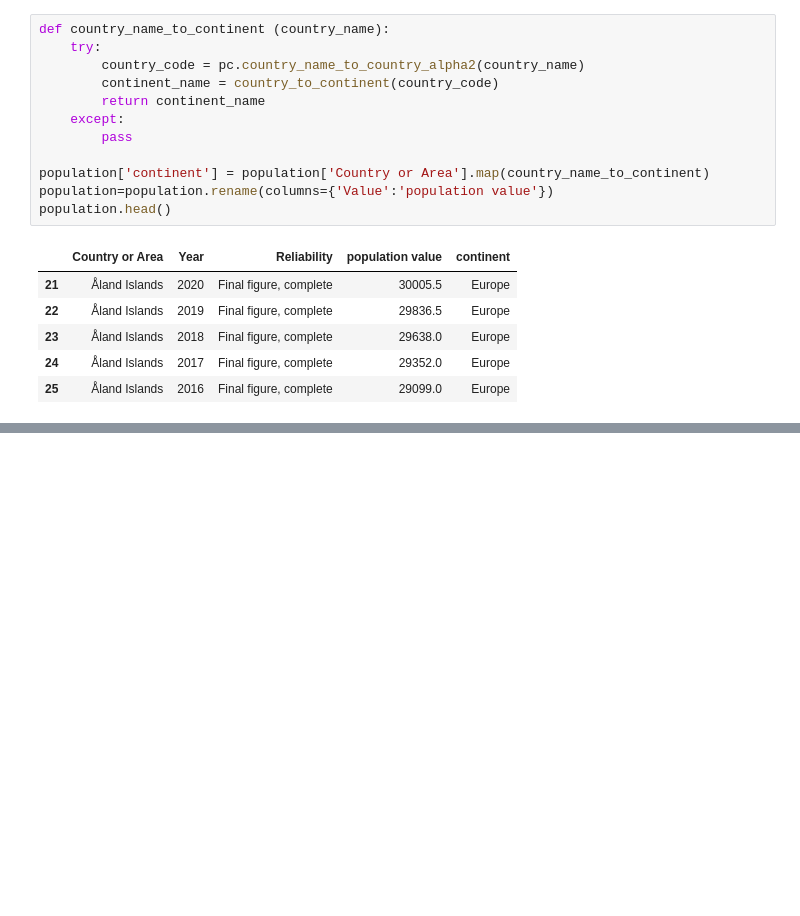
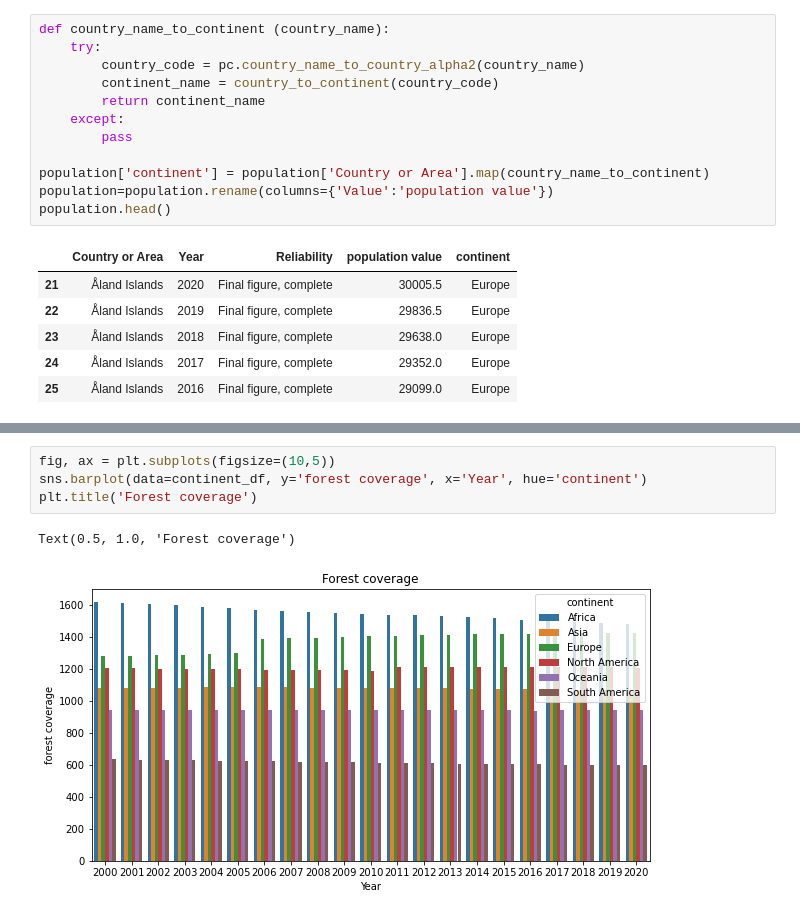
Before and after one commit to BoSuto/Specialist-Certificate-in-Data-Analytics-Essential-Jan-2023, a Jupyter notebook: Project - Spring 2023.ipynb, the cells around one changed output, grey strips where cells are left out. Cells and saved outputs as stored; diff of their text form; blank space fills up the shorter version.

```diff
--- a/Project - Spring 2023.ipynb
+++ b/Project - Spring 2023.ipynb
@@ -382,0 +416,7 @@ continent_df.head()
+# %%
+fig, ax = plt.subplots(figsize=(10,5))
+sns.barplot(data=continent_df, y='forest coverage', x='Year', hue='continent')
+plt.title('Forest coverage')
+# %% [output]
+Text(0.5, 1.0, 'Forest coverage')
+[figure, added]
```
Also changed, not shown: parts of 29 cells of this notebook.
